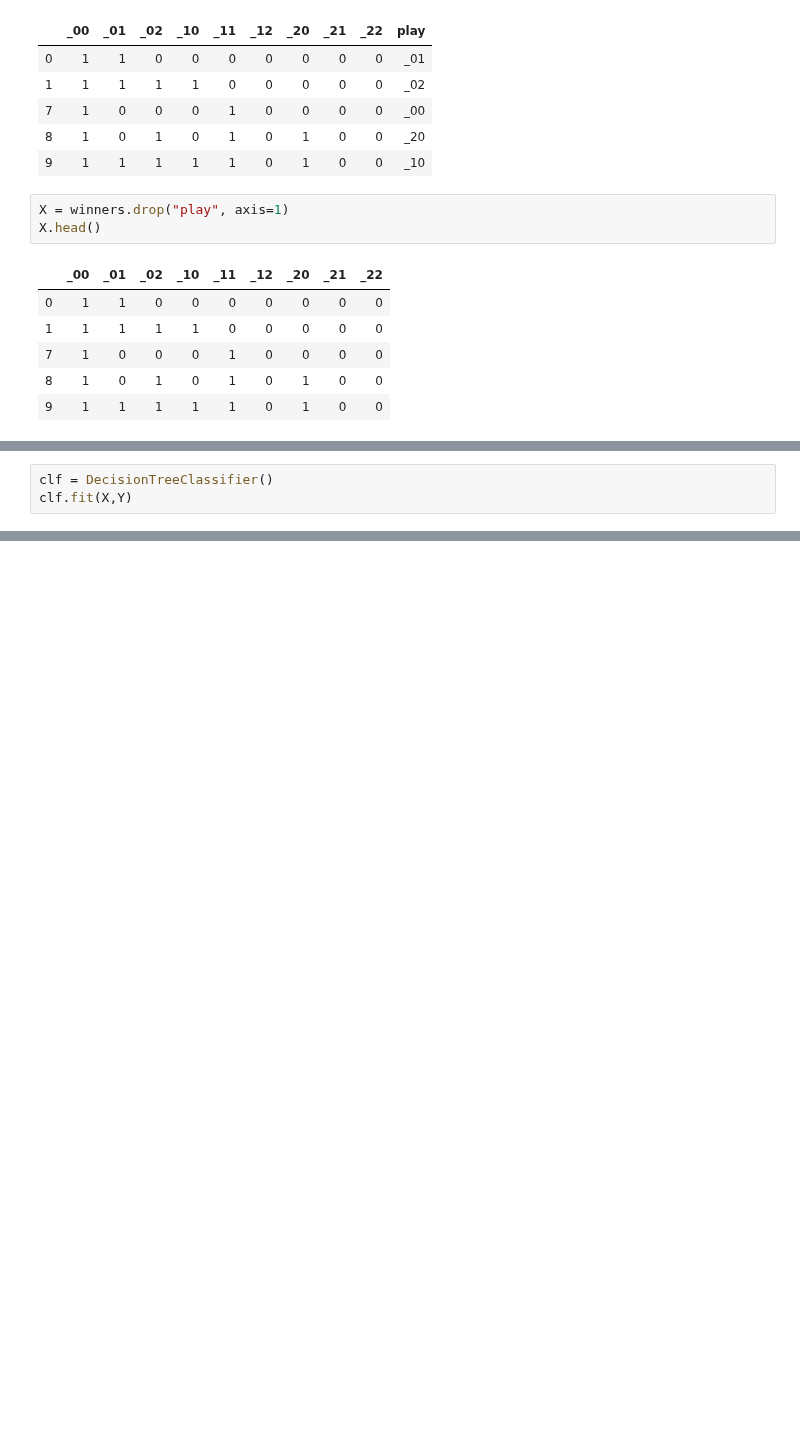
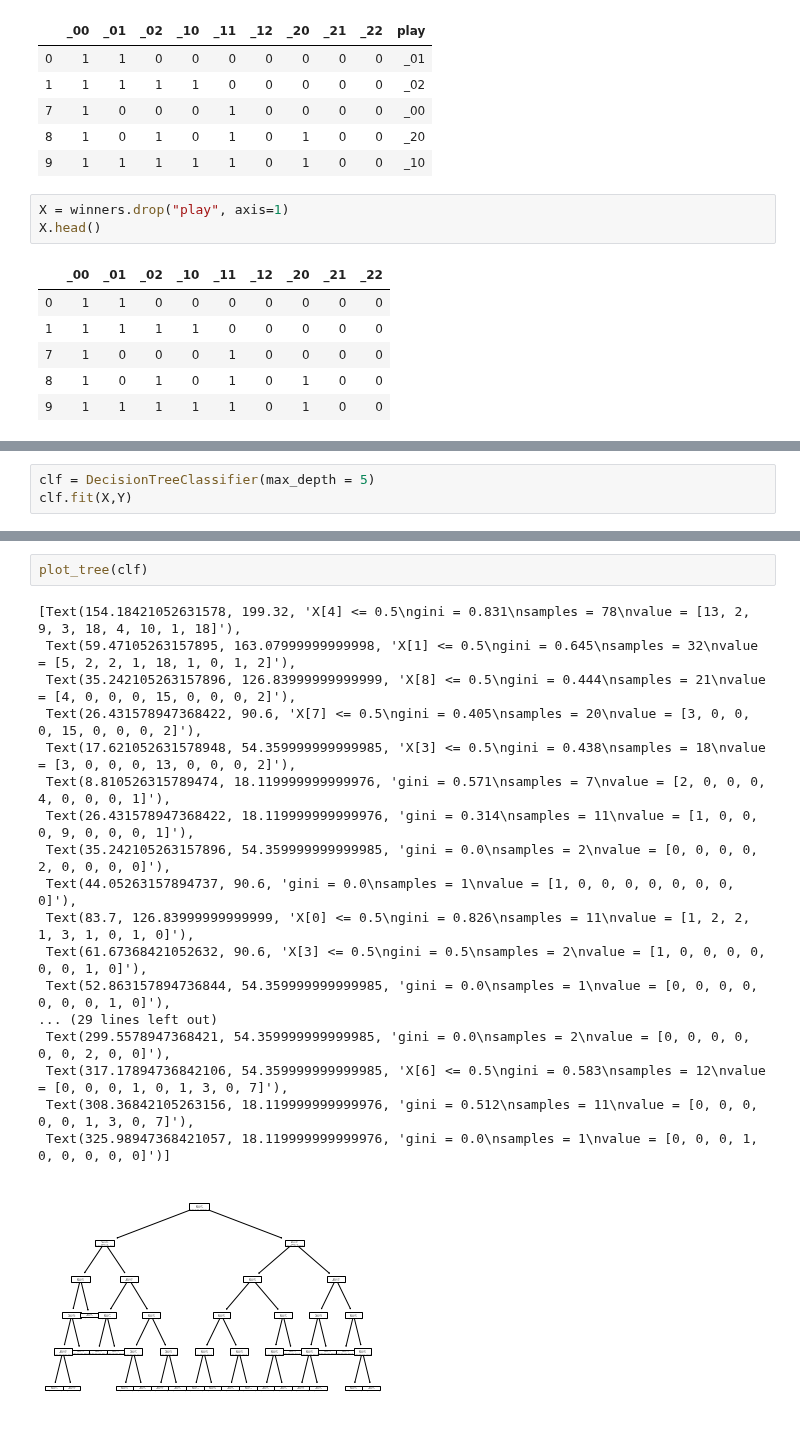
Before and after one commit to romulets/ai-tic-tac-toe, a Jupyter notebook: ml_notebooks/predict_next_play.ipynb, the cells around one changed output, grey strips where cells are left out. Drawn from its saved outputs; the diff is of its cells as text; blank space fills up the shorter version.

```diff
--- a/ml_notebooks/predict_next_play.ipynb
+++ b/ml_notebooks/predict_next_play.ipynb
@@ -62,6 +64,6 @@ y.head()
 9    3
 dtype: int8
 # %%
-clf = DecisionTreeClassifier()
+clf = DecisionTreeClassifier(max_depth = 5)
 clf.fit(X,Y)
 # %% [output]
@@ -84,0 +88,21 @@ Categories (7, object): [_01, _02, _00, _20, _10, _12, _22]
+# %%
+plot_tree(clf)
+# %% [output]
+[Text(154.18421052631578, 199.32, 'X[4] <= 0.5\ngini = 0.831\nsamples = 78\nvalue = [13, 2, 9, 3, 18, 4, 10, 1, 18]'),
+ Text(59.47105263157895, 163.07999999999998, 'X[1] <= 0.5\ngini = 0.645\nsamples = 32\nvalue = [5, 2, 2, 1, 18, 1, 0, 1, 2]'),
+ Text(35.242105263157896, 126.83999999999999, 'X[8] <= 0.5\ngini = 0.444\nsamples = 21\nvalue = [4, 0, 0, 0, 15, 0, 0, 0, 2]'),
+ Text(26.431578947368422, 90.6, 'X[7] <= 0.5\ngini = 0.405\nsamples = 20\nvalue = [3, 0, 0, 0, 15, 0, 0, 0, 2]'),
+ Text(17.621052631578948, 54.359999999999985, 'X[3] <= 0.5\ngini = 0.438\nsamples = 18\nvalue = [3, 0, 0, 0, 13, 0, 0, 0, 2]'),
+ Text(8.810526315789474, 18.119999999999976, 'gini = 0.571\nsamples = 7\nvalue = [2, 0, 0, 0, 4, 0, 0, 0, 1]'),
+ Text(26.431578947368422, 18.119999999999976, 'gini = 0.314\nsamples = 11\nvalue = [1, 0, 0, 0, 9, 0, 0, 0, 1]'),
+ Text(35.242105263157896, 54.359999999999985, 'gini = 0.0\nsamples = 2\nvalue = [0, 0, 0, 0, 2, 0, 0, 0, 0]'),
+ Text(44.05263157894737, 90.6, 'gini = 0.0\nsamples = 1\nvalue = [1, 0, 0, 0, 0, 0, 0, 0, 0]'),
+ Text(83.7, 126.83999999999999, 'X[0] <= 0.5\ngini = 0.826\nsamples = 11\nvalue = [1, 2, 2, 1, 3, 1, 0, 1, 0]'),
+ Text(61.67368421052632, 90.6, 'X[3] <= 0.5\ngini = 0.5\nsamples = 2\nvalue = [1, 0, 0, 0, 0, 0, 0, 1, 0]'),
+ Text(52.863157894736844, 54.359999999999985, 'gini = 0.0\nsamples = 1\nvalue = [0, 0, 0, 0, 0, 0, 0, 1, 0]'),
+... (29 lines left out)
+ Text(299.5578947368421, 54.359999999999985, 'gini = 0.0\nsamples = 2\nvalue = [0, 0, 0, 0, 0, 0, 2, 0, 0]'),
+ Text(317.17894736842106, 54.359999999999985, 'X[6] <= 0.5\ngini = 0.583\nsamples = 12\nvalue = [0, 0, 0, 1, 0, 1, 3, 0, 7]'),
+ Text(308.36842105263156, 18.119999999999976, 'gini = 0.512\nsamples = 11\nvalue = [0, 0, 0, 0, 0, 1, 3, 0, 7]'),
+ Text(325.98947368421057, 18.119999999999976, 'gini = 0.0\nsamples = 1\nvalue = [0, 0, 0, 1, 0, 0, 0, 0, 0]')]
+[figure, added]
```
Also changed, not shown: parts of 6 cells of this notebook, 7 other files.
